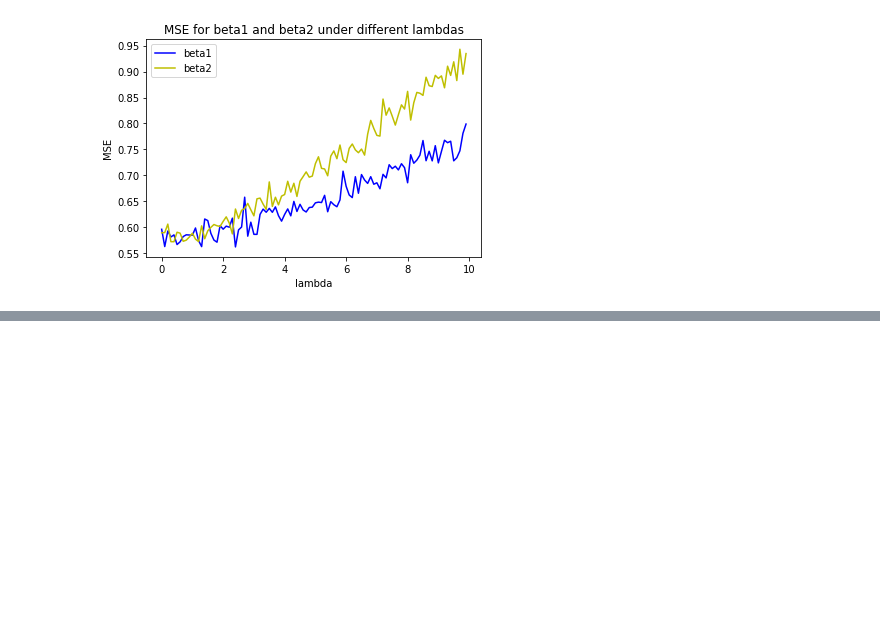
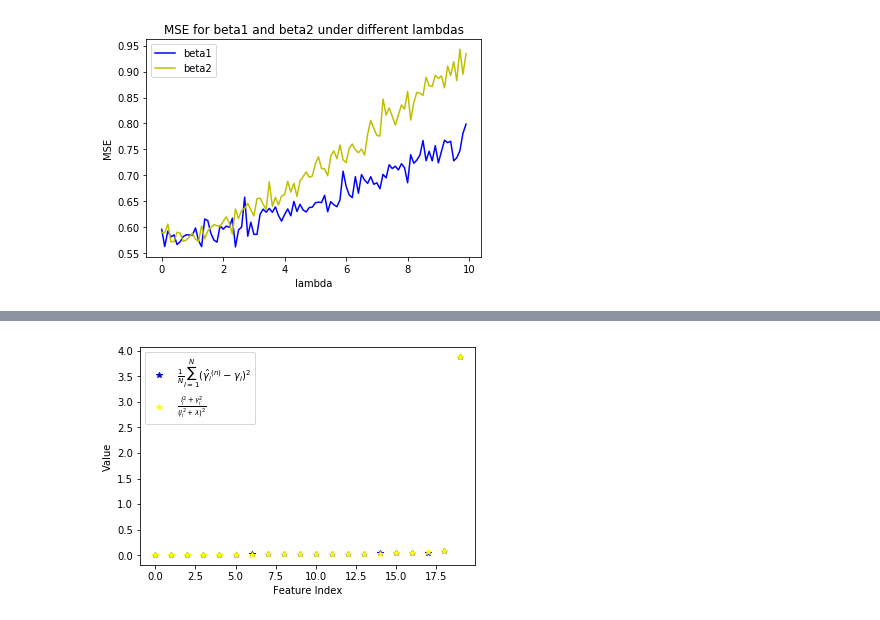
Before and after one commit to YilinGao/ML_assignments, a Jupyter notebook: hw5/hw5_code/q3.ipynb, the cells around one changed output, grey strips where cells are left out. Cells and saved outputs as stored; diff of their text form; code cells hidden in the pictures; blank space fills up the shorter version.

```diff
--- a/hw5/hw5_code/q3.ipynb
+++ b/hw5/hw5_code/q3.ipynb
@@ -72,0 +175,17 @@ plt.show()
+# %%
+v1 = np.zeros([20, 1])
+v2 = np.zeros([20, 1])
+for i in range(20):
+    v1[i, 0] = np.mean((gamma_hats[i, :] - gamma[i, 0]) ** 2)
+    v2[i, 0] = (s[i] ** 2 + gamma[i, 0] ** 2) / (s[i] ** 2 + 1) ** 2
+# %%
+plt.plot(range(0, 20), v1, '*', color='blue', \
+         label=r'$\frac{1}{N}\sum_{i=1}^{N}(\hat{\gamma_i}^{(n)} - \gamma_i)^2$')
+plt.plot(range(0, 20), v2, '*', color='yellow', \
+        label=r'$\frac{l_i^2 + \gamma_i^2}{(l_i^2 + \lambda)^2}$')
+plt.xlabel('Feature Index')
+plt.ylabel('Value')
+plt.legend()
+plt.show()
+# %% [output]
+[figure, added]
```
Also changed, not shown: parts of 16 cells of this notebook, 4 other files.
